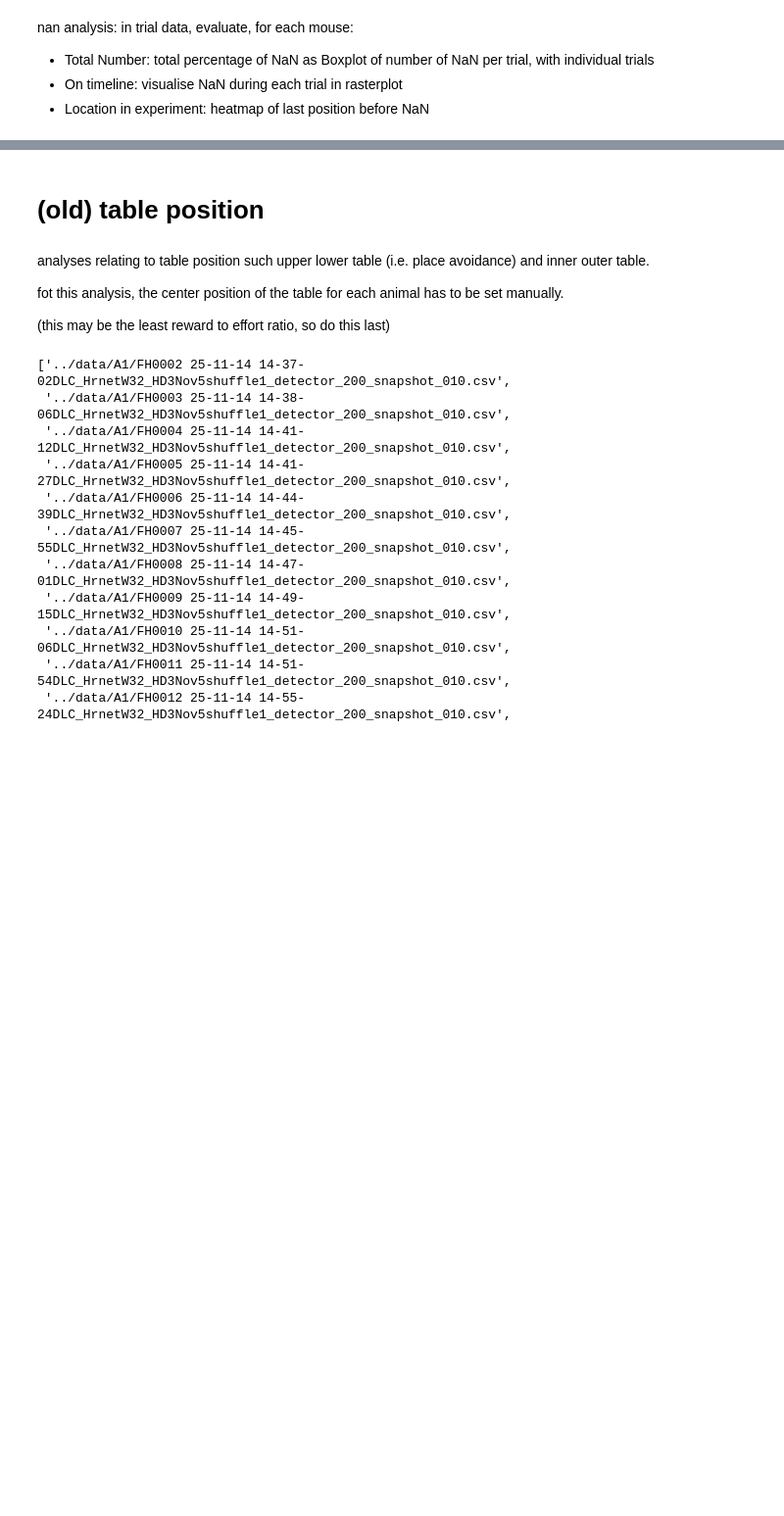
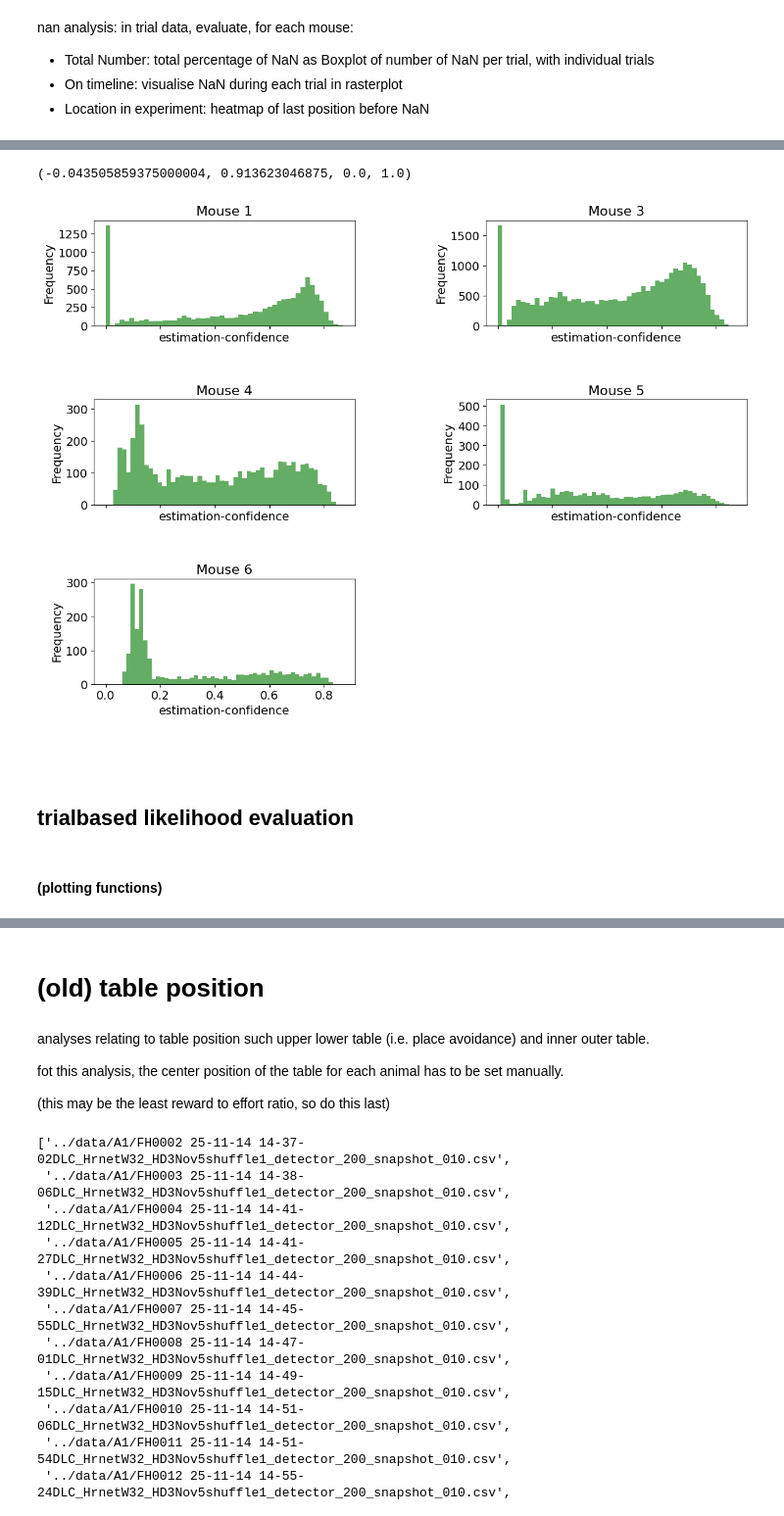
Before and after one commit to toniklenk/escape_tracking, a Jupyter notebook: scripts/evaluate pose data.ipynb, the cells around one changed output, grey strips where cells are left out. Shown at 98% size. Saved outputs shown, nothing was run; the diff lists cells and outputs as text; code cells hidden in the pictures; blank space fills up the shorter version.

Commit message:
pose estimation confidence analysis and report editing

```diff
--- a/scripts/evaluate pose data.ipynb
+++ b/scripts/evaluate pose data.ipynb
@@ -13,3 +20,5 @@ nan analysis: in trial data, evaluate, for each mouse:
 # %%
-df.isna().sum().sum()
+# calculate min likelihood for each frame across all body parts
+min_likelihood = df.xs('likelihood', level=1, axis=1).min(axis=1)
+min_likelihood
 # %% [output]
@@ -16,0 +41,35 @@ df.isna().sum().sum()
+# %%
+# plot histogramm for each mouse
+
+axislabel_fontsize = 14
+title_fontsize = 16
+
+plt.subplots(3, 2, figsize=(14, 10), sharex=True)
+for i, mouse_id in enumerate([1, 3, 4, 5, 6]):
+    plt.subplot(3, 2, i+1)
+    df = pd.read_csv(f'../data/A{mouse_id}/trials.csv', header=[0, 1], index_col=[0, 1])
+    min_likelihood = df.xs('likelihood', level=1, axis=1).min(axis=1)
+
+    # set values below 0 to 0 for better visualization
+    min_likelihood[min_likelihood < 0] = 0
+
+    plt.hist(min_likelihood, bins=50, color='forestgreen', alpha=0.7)
+    plt.xlabel('estimation-confidence', fontsize=axislabel_fontsize)
+    plt.ylabel('Frequency', fontsize=axislabel_fontsize)
+    plt.title(f'Mouse {mouse_id}', fontsize=title_fontsize)
+    plt.subplots_adjust(hspace=0.7, wspace=.5)
+    # adjust size of tick labels
+    plt.xticks(fontsize=axislabel_fontsize)
+    plt.yticks(fontsize=axislabel_fontsize)
+
+
+# turn off empty subplot
+plt.subplot(3, 2, 6).axis('off')
+#plt.tight_layout()
+# %% [output]
+(-0.043505859375000004, 0.913623046875, 0.0, 1.0)
+[figure, added]
+# %% [markdown]
+###
+# %% [markdown]
+##  trialbased likelihood evaluation
@@ -16,0 +78,2 @@ df.isna().sum().sum()
+# %% [markdown]
+#### (plotting functions)
```
Also changed, not shown: parts of 29 cells of this notebook, 11 other files.
